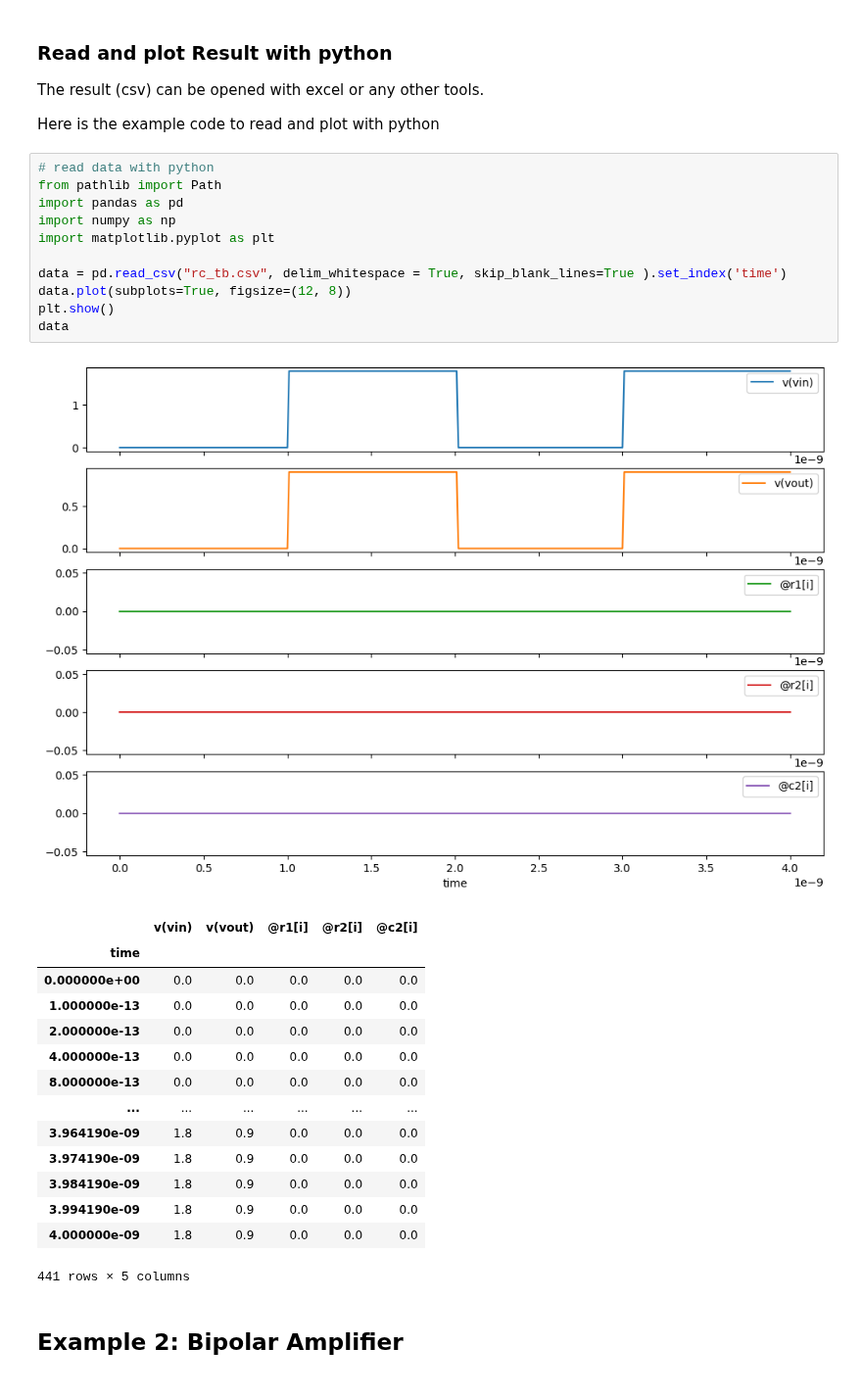
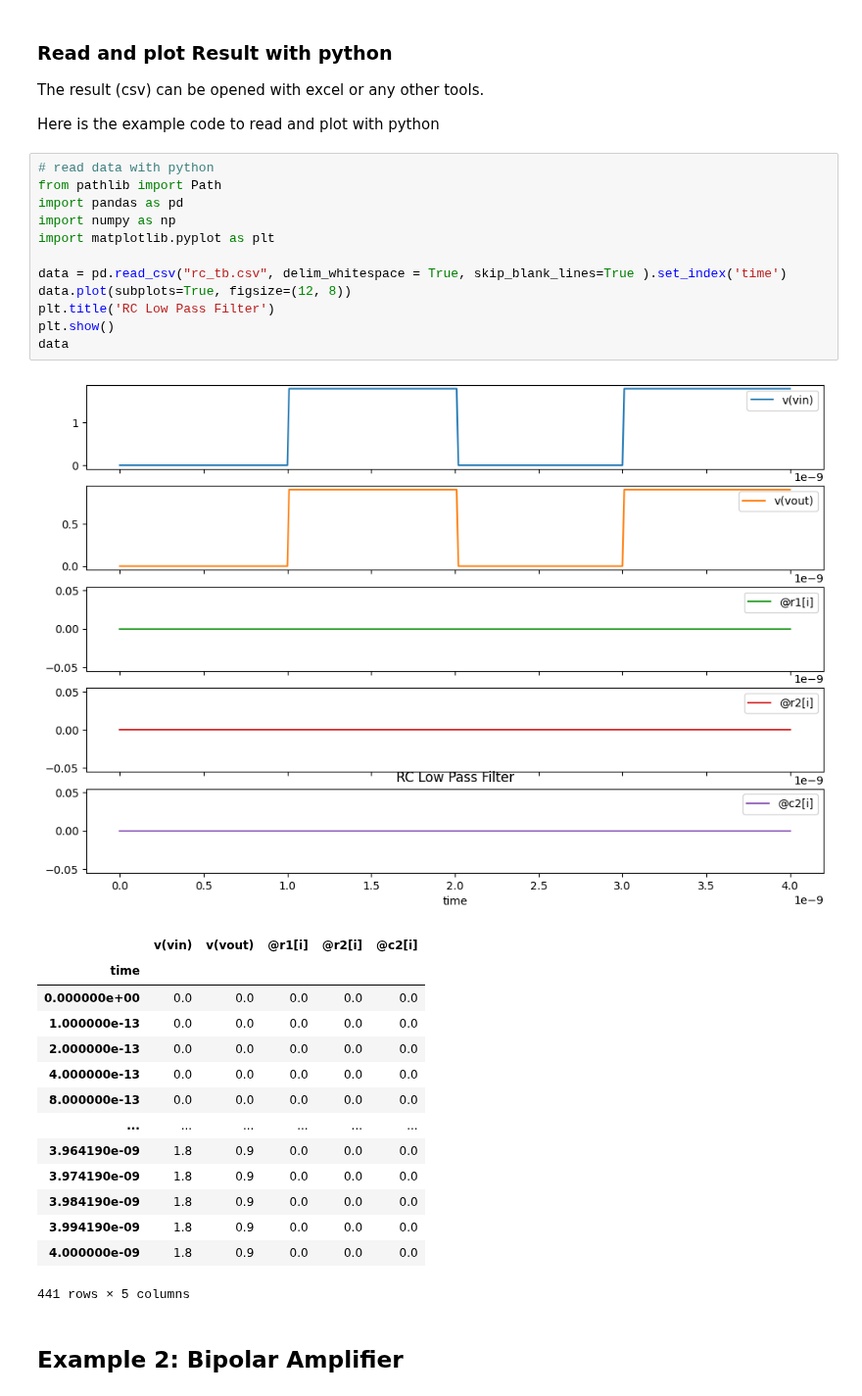
Before and after one commit to venkataratnamb20/quicksilicon, a Jupyter notebook: ngspice_sky130_setup_with_examples.ipynb, the cells around one changed output. Shown at 98% size. Cells and saved outputs as stored; diff of their text form.

```diff
--- a/ngspice_sky130_setup_with_examples.ipynb
+++ b/ngspice_sky130_setup_with_examples.ipynb
@@ -119,16 +144,17 @@ Here is the example code to read and plot with python
 # %%
 # read data with python
 from pathlib import Path
 import pandas as pd
 import numpy as np
 import matplotlib.pyplot as plt
 
 data = pd.read_csv("rc_tb.csv", delim_whitespace = True, skip_blank_lines=True ).set_index('time')
 data.plot(subplots=True, figsize=(12, 8))
+plt.title('RC Low Pass Filter')
 plt.show()
 data
 # %% [output]
-[figure, old version]
+[figure, new version]
 |  | v(vin) | v(vout) | @r1[i] | @r2[i] | @c2[i] |
 | time |  |  |  |  |  |
 | 0.000000e+00 | 0.0 | 0.0 | 0.0 | 0.0 | 0.0 |
```
Also changed, not shown: parts of 10 cells of this notebook.
